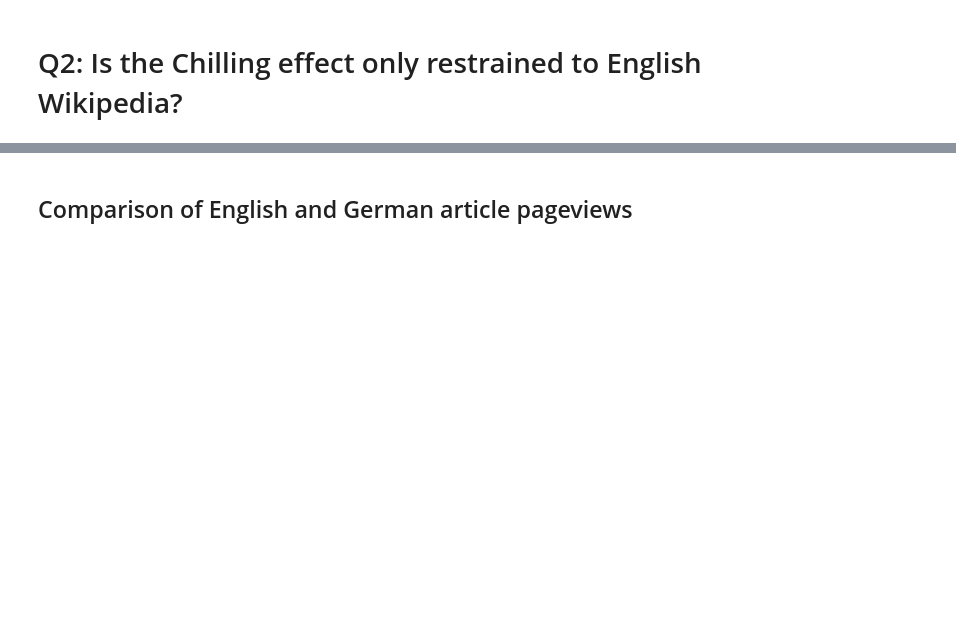
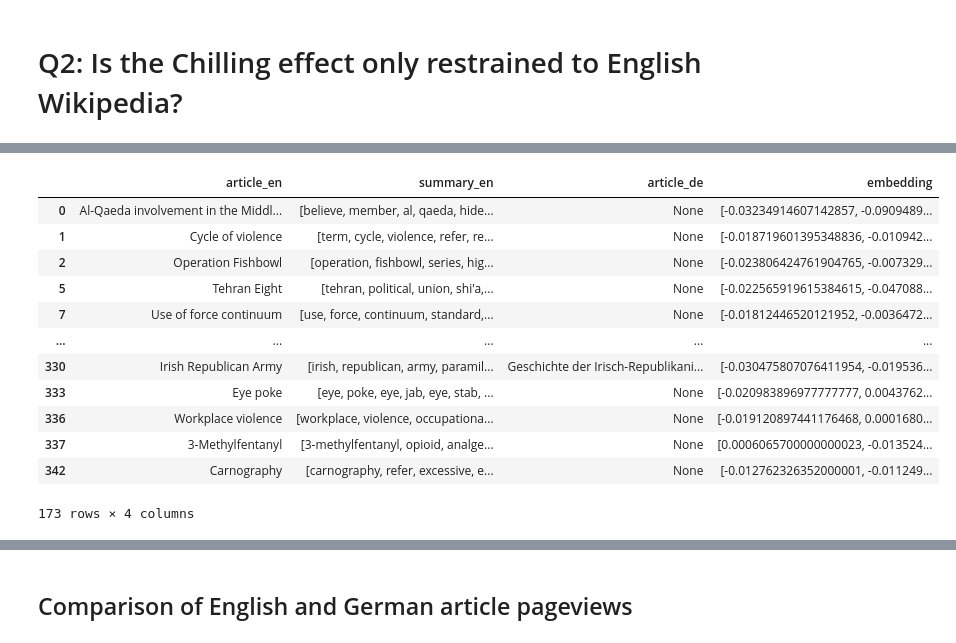
Before and after one commit to epfl-ada/ada-2020-project-milestone-p3-p3_team-aka, a Jupyter notebook: Milestone_P4.ipynb, the cells around one changed output, grey strips where cells are left out. Drawn from its saved outputs; the diff is of its cells as text; code cells hidden in the pictures; blank space fills up the shorter version.

```diff
--- a/Milestone_P4.ipynb
+++ b/Milestone_P4.ipynb
@@ -347,0 +512,14 @@ reg_per_article_de
+# %%
+nlp_en = spacy.load('en')
+nlp_de = spacy.load('de')
+# %%
+def remove_everything_in_parenth_or_brackets (text):
+    n = 1
+    while n:
+        text1 = text
+        text, n = re.subn(r'\([^()]*\)', '', text)
+
+    return text
+# %%
+treated_subjects['summary_en'] = treated_subjects['summary_en'].apply(remove_everything_in_parenth_or_brackets)
+untreated_subjects['summary_de'] = untreated_subjects['summary_de'].apply(remove_everything_in_parenth_or_brackets)
@@ -347,0 +541,8 @@ reg_per_article_de
+# %%
+treated_subjects['summary_en'] = treated_subjects['summary_en'].apply(\
+    lambda text: [token.lemma_.lower() for token in nlp_en(text) if not token.is_stop and not token.is_punct \
+                                                and not token.is_space and not token.is_digit])
+
+untreated_subjects['summary_de'] = untreated_subjects['summary_de'].apply(\
+    lambda text: [token.lemma_.lower() for token in nlp_de(text) if not token.is_stop and not token.is_punct \
+                                                and not token.is_space and not token.is_digit])
@@ -347,0 +616,16 @@ reg_per_article_de
+# %%
+treated_subjects
+# %% [output]
+|  | article_en | summary_en | article_de | embedding |
+| 0 | Al-Qaeda involvement in the Middl... | [believe, member, al, qaeda, hide... | None | [-0.03234914607142857, -0.0909489... |
+| 1 | Cycle of violence | [term, cycle, violence, refer, re... | None | [-0.018719601395348836, -0.010942... |
+| 2 | Operation Fishbowl | [operation, fishbowl, series, hig... | None | [-0.023806424761904765, -0.007329... |
+| 5 | Tehran Eight | [tehran, political, union, shi'a,... | None | [-0.022565919615384615, -0.047088... |
+| 7 | Use of force continuum | [use, force, continuum, standard,... | None | [-0.01812446520121952, -0.0036472... |
+| ... | ... | ... | ... | ... |
+| 330 | Irish Republican Army | [irish, republican, army, paramil... | Geschichte der Irisch-Republikani... | [-0.030475807076411954, -0.019536... |
+| 333 | Eye poke | [eye, poke, eye, jab, eye, stab, ... | None | [-0.020983896977777777, 0.0043762... |
+| 336 | Workplace violence | [workplace, violence, occupationa... | None | [-0.019120897441176468, 0.0001680... |
+| 337 | 3-Methylfentanyl | [3-methylfentanyl, opioid, analge... | None | [0.0006065700000000023, -0.013524... |
+| 342 | Carnography | [carnography, refer, excessive, e... | None | [-0.012762326352000001, -0.011249... |
+173 rows × 4 columns
```
Also changed, not shown: parts of 86 cells of this notebook.
